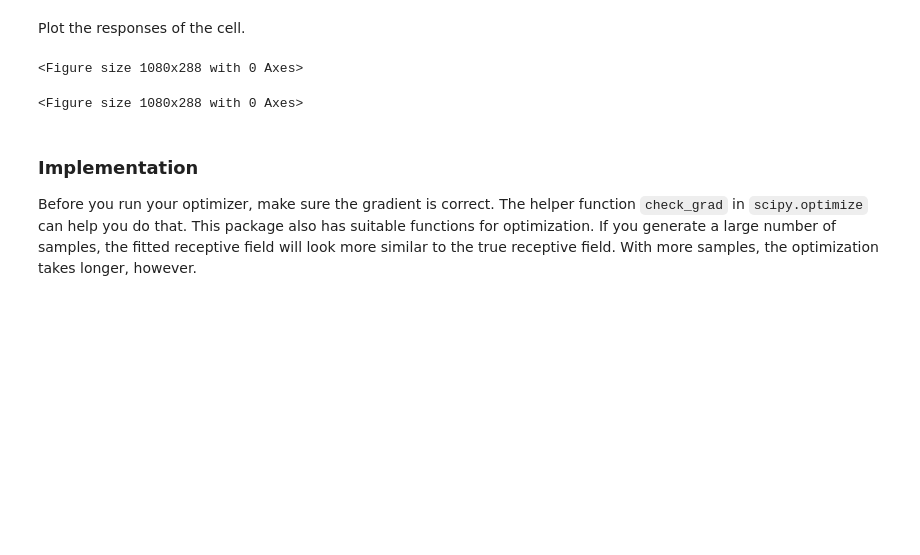
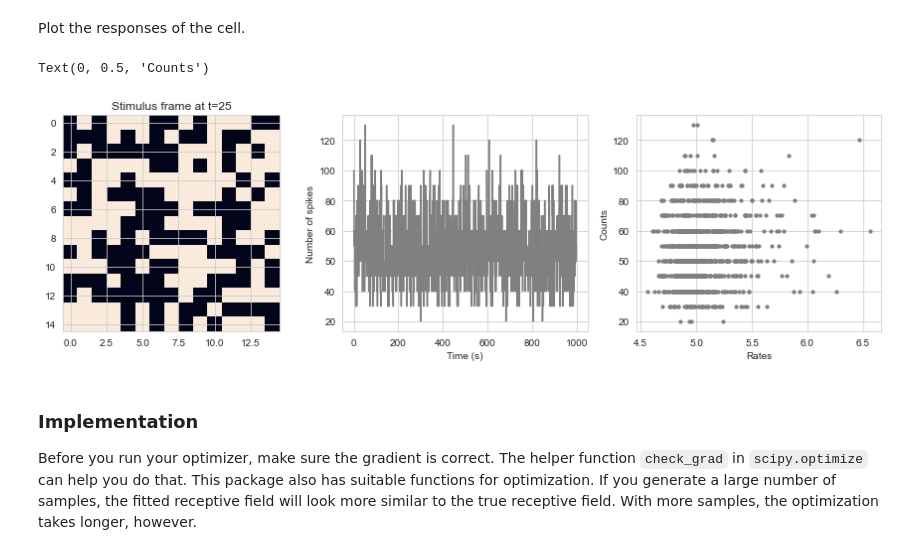
Before and after one commit to mdittschar/NDS, a Jupyter notebook: CodingLab7.ipynb, the cells around one changed output. Drawn from its saved outputs; the diff is of its cells as text; code cells hidden in the pictures; blank space fills up the shorter version.

```diff
--- a/CodingLab7.ipynb
+++ b/CodingLab7.ipynb
@@ -205,30 +174,34 @@ Text(0, 0.5, 'Counts')
 # %% [markdown]
 Plot the responses of the cell.
-# %%
-# insert your code here
-
-# --------------
-# Plot (0.5 pts)
-# --------------
-
-plt.figure(figsize=(15,4))
-
-# ------------------------------------------------
-# (1) one example frame from `s`;
-# ------------------------------------------------
-
-
-# ------------------------------------------------
-# (2) the simulated response `c`;
-# ------------------------------------------------
-
-
-# ------------------------------------------------
-# (3) a scatter plot of `r` and `c`;
-# ------------------------------------------------
-# %% [output]
-<Figure size 1080x288 with 0 Axes>
-<Figure size 1080x288 with 0 Axes>
+# %%
+# insert your code here
+# --------------
+# Plot (0.5 pts)
+# --------------
+fig, axs = plt.subplots(1, 3, figsize=(15, 4))
+# ------------------------------------------------
+# (1) one example frame from s;
+# ------------------------------------------------
+s_im = s[25,:].reshape((15,15))
+axs[0].imshow(s_im, vmin = 0, vmax=1)
+axs[0].set_title('Stimulus frame at t=25')
+# ------------------------------------------------
+# (2) the simulated response c;
+# ------------------------------------------------
+axs[1].plot(c,c='gray')
+axs[1].set_xlabel('Time (s)')
+axs[1].set_ylabel('Number of spikes')
+axs[1].set_yticklabels([0,20,40,50,60,80,100,120,140])
+# ------------------------------------------------
+# (3) a scatter plot of r and c;
+# ------------------------------------------------
+axs[2].scatter(r,c,s=10,c='gray')
+axs[2].set_xlabel('Rates')
+axs[2].set_yticklabels([0,20,40,50,60,80,100,120,140])
+axs[2].set_ylabel('Counts')
+# %% [output]
+Text(0, 0.5, 'Counts')
+[figure, added]
 # %% [markdown]
 ### Implementation
 
```
Also changed, not shown: parts of 29 cells of this notebook.
